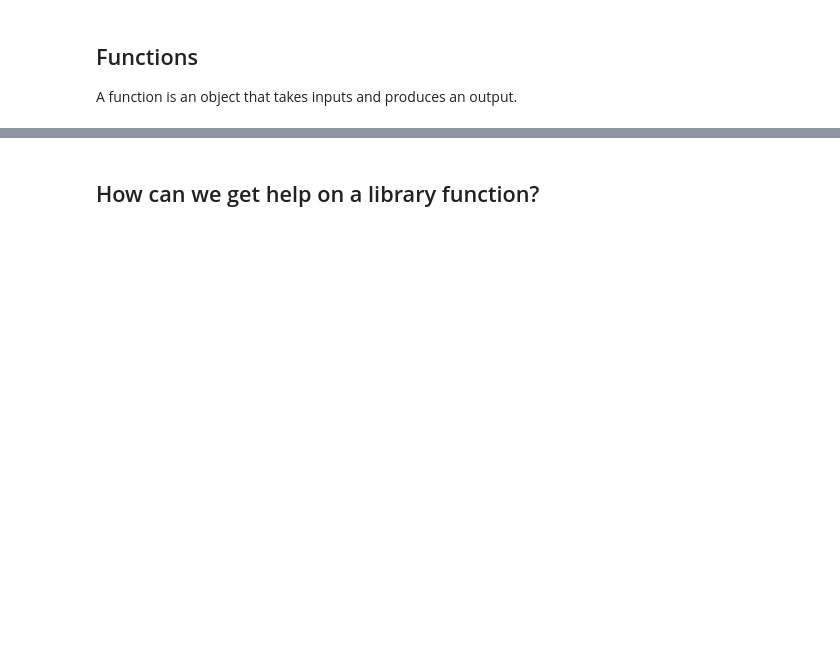
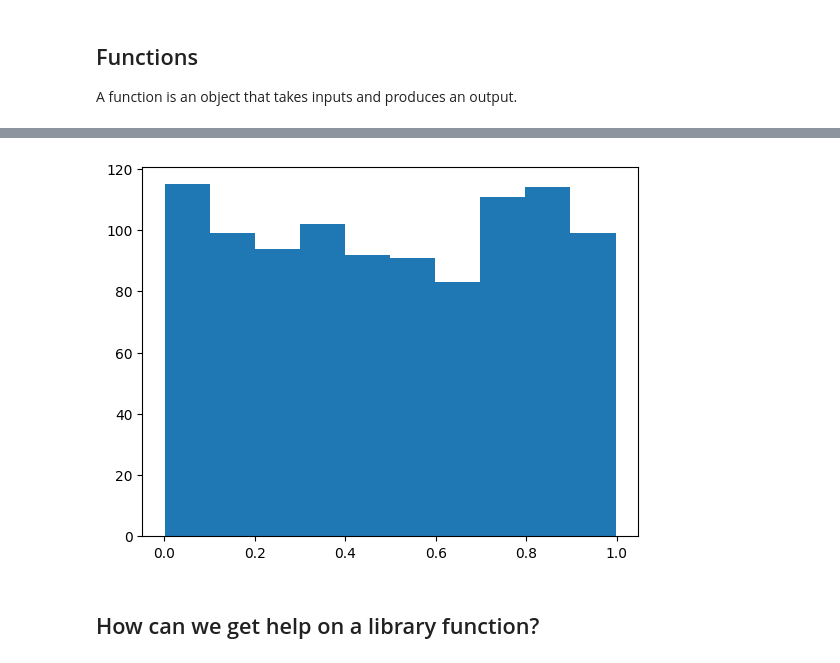
Before and after one commit to kaygun/2022-Fall-388E, a Jupyter notebook: lecture-2.ipynb, the cells around one changed output, grey strips where cells are left out. Cells and saved outputs as stored; diff of their text form; code cells hidden in the pictures; blank space fills up the shorter version.

```diff
--- a/lecture-2.ipynb
+++ b/lecture-2.ipynb
@@ -172,3 +266,8 @@ plt.show()
+# %%
+plt.hist(stats.uniform.rvs(size=1000),bins=10)
+plt.show()
+# %% [output]
+[figure, added]
 # %% [markdown]
 ## How can we get help on a library function?
 # %%
```
Also changed, not shown: parts of 48 cells of this notebook.
